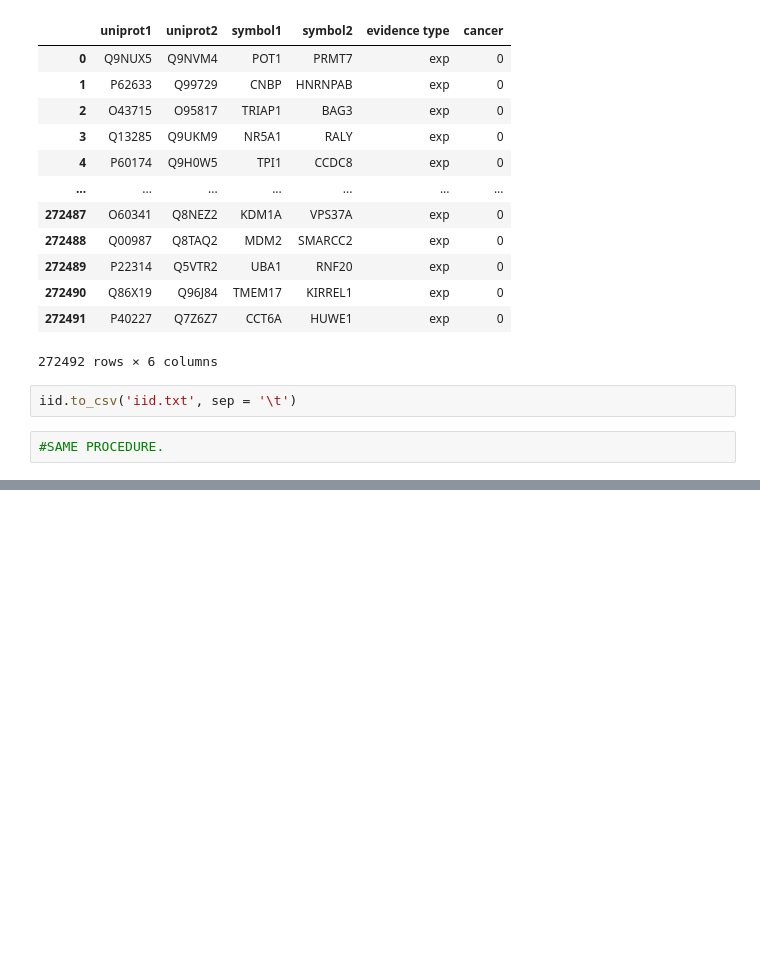
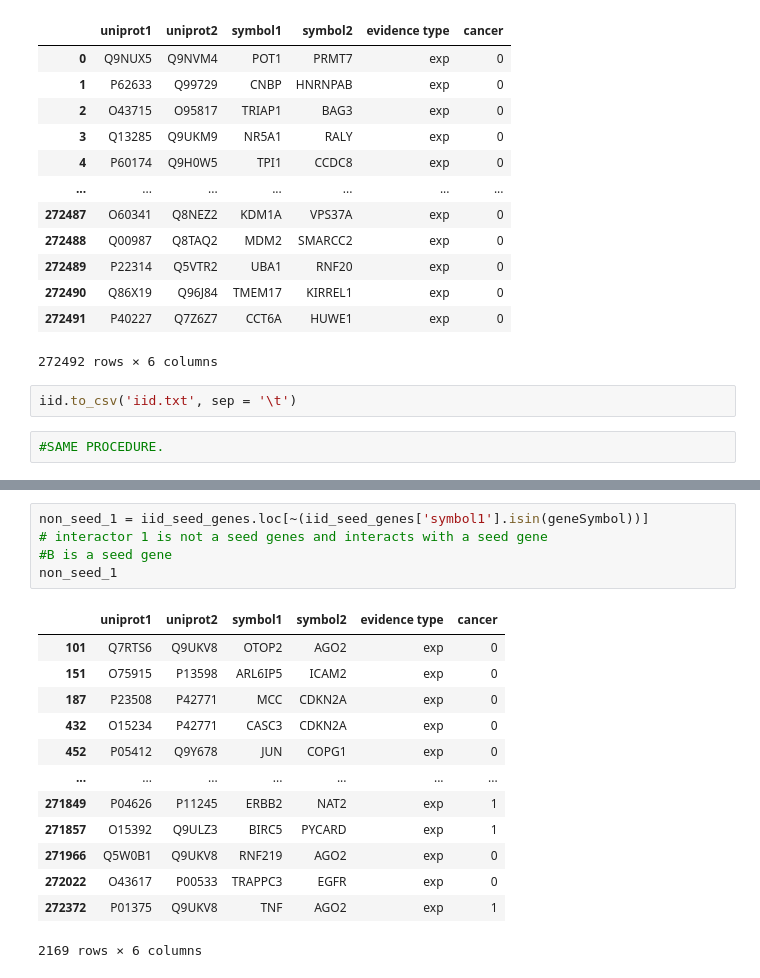
Before and after one commit to giuliacassara/Malignant-Mesothelioma, a Jupyter notebook: Analysis.ipynb, the cells around one changed output, grey strips where cells are left out. Cells and saved outputs as stored; diff of their text form; blank space fills up the shorter version.

```diff
--- a/Analysis.ipynb
+++ b/Analysis.ipynb
@@ -397,0 +438,19 @@ iid.to_csv('iid.txt', sep = '\t')
+# %%
+non_seed_1 = iid_seed_genes.loc[~(iid_seed_genes['symbol1'].isin(geneSymbol))]
+# interactor 1 is not a seed genes and interacts with a seed gene
+#B is a seed gene
+non_seed_1
+# %% [output]
+|  | uniprot1 | uniprot2 | symbol1 | symbol2 | evidence type | cancer |
+| 101 | Q7RTS6 | Q9UKV8 | OTOP2 | AGO2 | exp | 0 |
+| 151 | O75915 | P13598 | ARL6IP5 | ICAM2 | exp | 0 |
+| 187 | P23508 | P42771 | MCC | CDKN2A | exp | 0 |
+| 432 | O15234 | P42771 | CASC3 | CDKN2A | exp | 0 |
+| 452 | P05412 | Q9Y678 | JUN | COPG1 | exp | 0 |
+| ... | ... | ... | ... | ... | ... | ... |
+| 271849 | P04626 | P11245 | ERBB2 | NAT2 | exp | 1 |
+| 271857 | O15392 | Q9ULZ3 | BIRC5 | PYCARD | exp | 1 |
+| 271966 | Q5W0B1 | Q9UKV8 | RNF219 | AGO2 | exp | 0 |
+| 272022 | O43617 | P00533 | TRAPPC3 | EGFR | exp | 0 |
+| 272372 | P01375 | Q9UKV8 | TNF | AGO2 | exp | 1 |
+2169 rows × 6 columns
```
Also changed, not shown: parts of 16 cells of this notebook.
